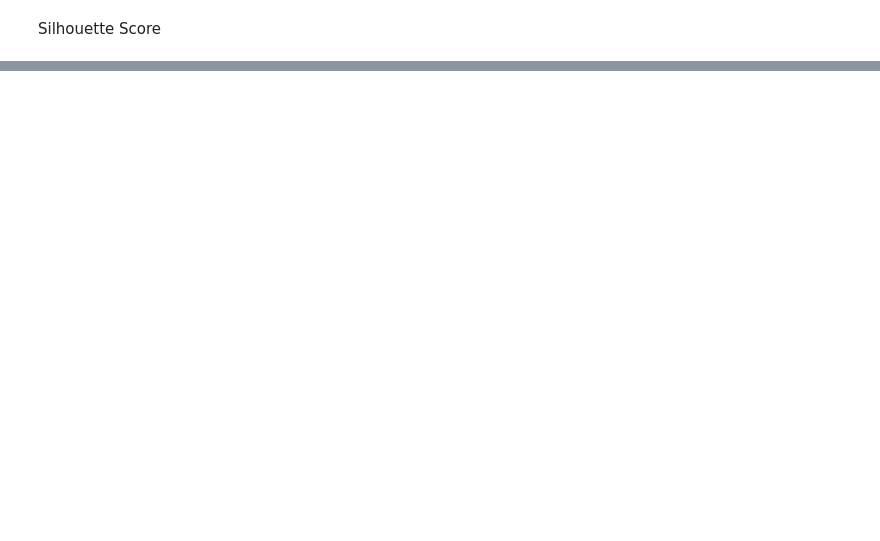
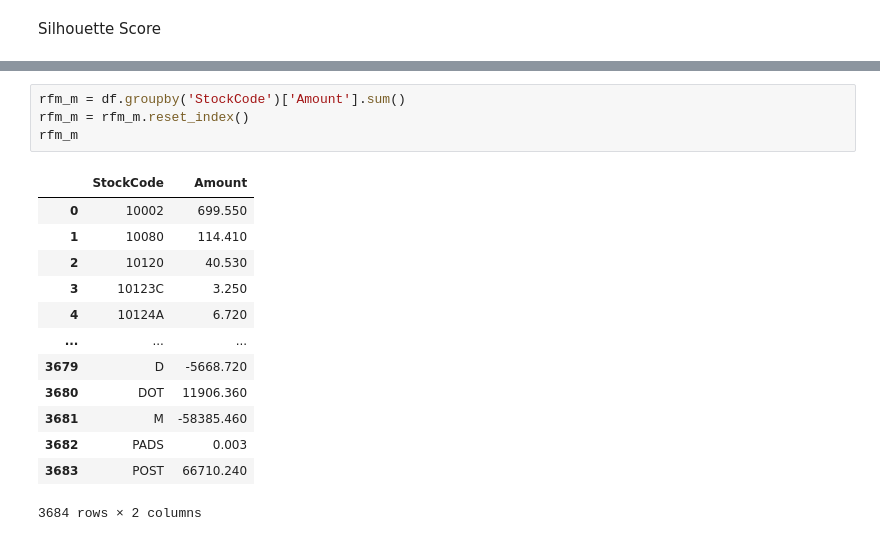
Before and after one commit to AcerPing/NTUT_FinancialBigData, a Jupyter notebook: 國立臺北科技大學_金融大數據_作業5_集群分析(20230526).ipynb, the cells around one changed output, grey strips where cells are left out. Cells and saved outputs as stored; diff of their text form; blank space fills up the shorter version.

```diff
--- a/國立臺北科技大學_金融大數據_作業5_集群分析(20230526).ipynb
+++ b/國立臺北科技大學_金融大數據_作業5_集群分析(20230526).ipynb
@@ -297,0 +281,18 @@ K 值: [2, 3, 4, 5, 6, 7, 8, 9, 10]
+# %%
+rfm_m = df.groupby('StockCode')['Amount'].sum()
+rfm_m = rfm_m.reset_index()
+rfm_m
+# %% [output]
+|  | StockCode | Amount |
+| 0 | 10002 | 699.550 |
+| 1 | 10080 | 114.410 |
+| 2 | 10120 | 40.530 |
+| 3 | 10123C | 3.250 |
+| 4 | 10124A | 6.720 |
+| ... | ... | ... |
+| 3679 | D | -5668.720 |
+| 3680 | DOT | 11906.360 |
+| 3681 | M | -58385.460 |
+| 3682 | PADS | 0.003 |
+| 3683 | POST | 66710.240 |
+3684 rows × 2 columns
```
Also changed, not shown: parts of 19 cells of this notebook.
